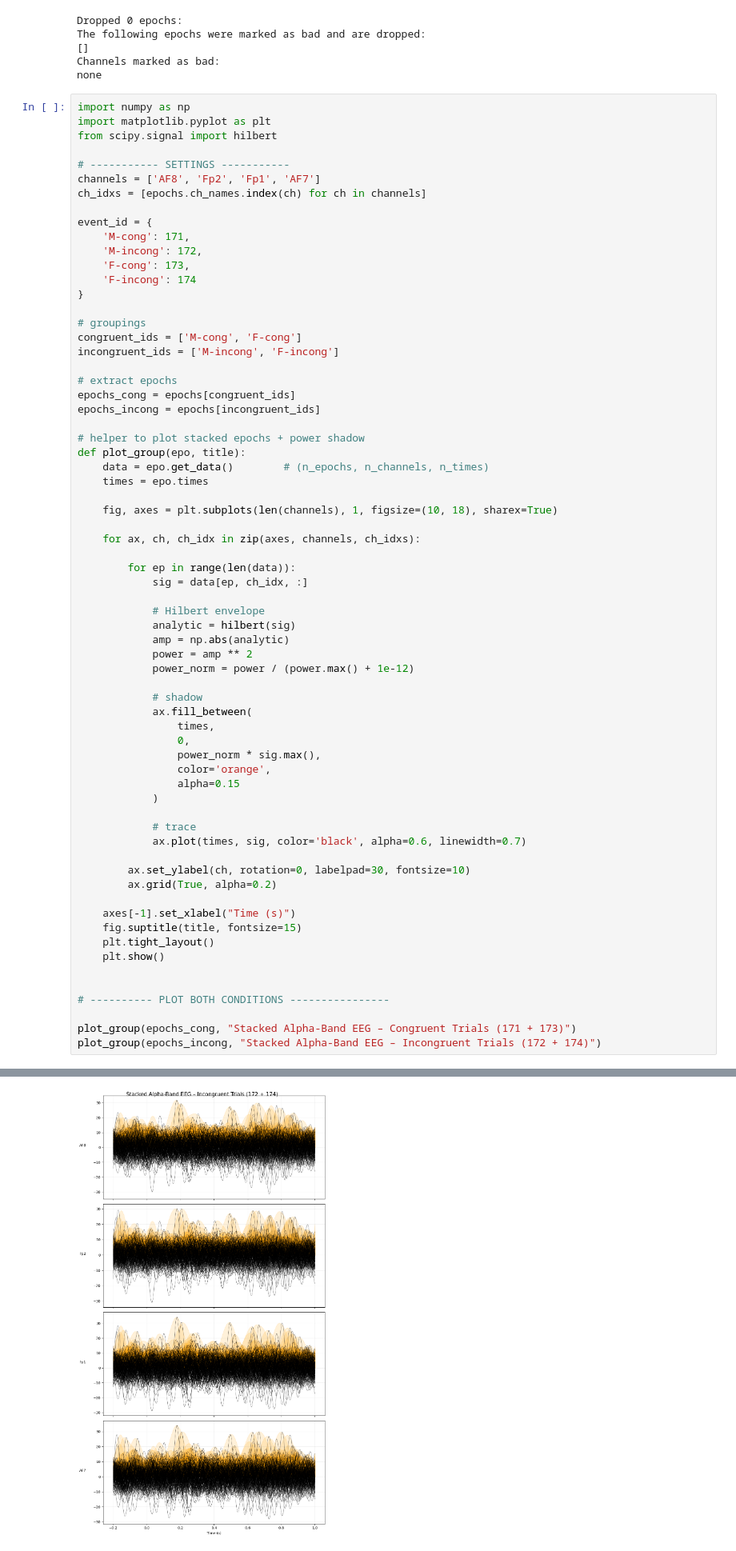
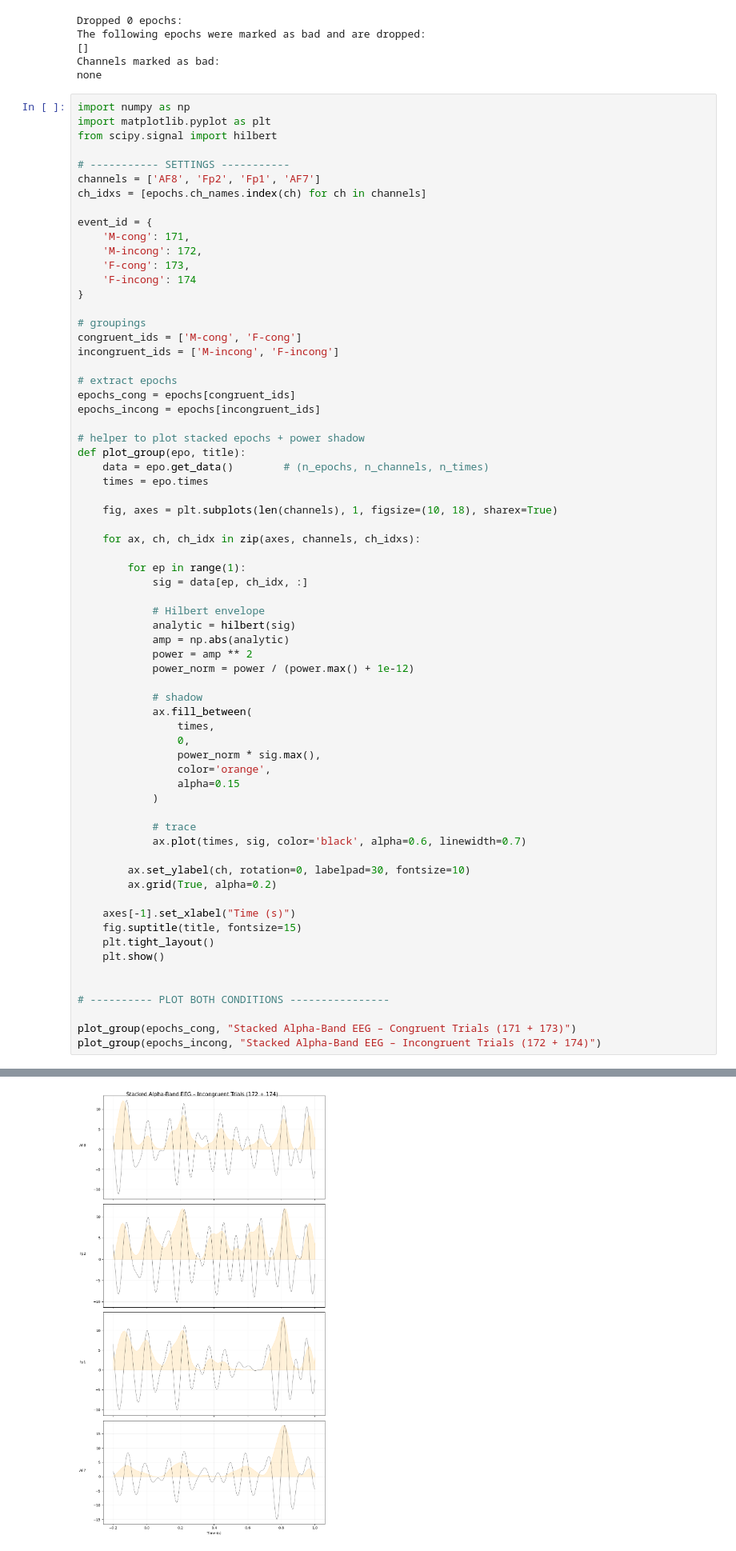
Before and after one commit to P-Punyawat/Gender-name-priming-task, a Jupyter notebook: neuromarketing-priming/alpha analysis cogwear.ipynb, the cells around one changed output, grey strips where cells are left out. Shown at 80% size. Drawn from its saved outputs; the diff is of its cells as text.

```diff
--- a/neuromarketing-priming/alpha analysis cogwear.ipynb
+++ b/neuromarketing-priming/alpha analysis cogwear.ipynb
@@ -342,7 +342,7 @@ def plot_group(epo, title):
 
     for ax, ch, ch_idx in zip(axes, channels, ch_idxs):
 
-        for ep in range(len(data)):
+        for ep in range(1):
             sig = data[ep, ch_idx, :]
 
             # Hilbert envelope
@@ -381,4 +381,4 @@ plot_group(epochs_incong, "Stacked Alpha-Band EEG – Incongruent Trials (172 +
-[figure, old version]
+[figure, new version]
 # %%
 epochs['M-cong'].plot(picks=['Fz','AFz','Fpz'])
 # %% [output]
```
Also changed, not shown: parts of 1 cell of this notebook, 1 other file.
